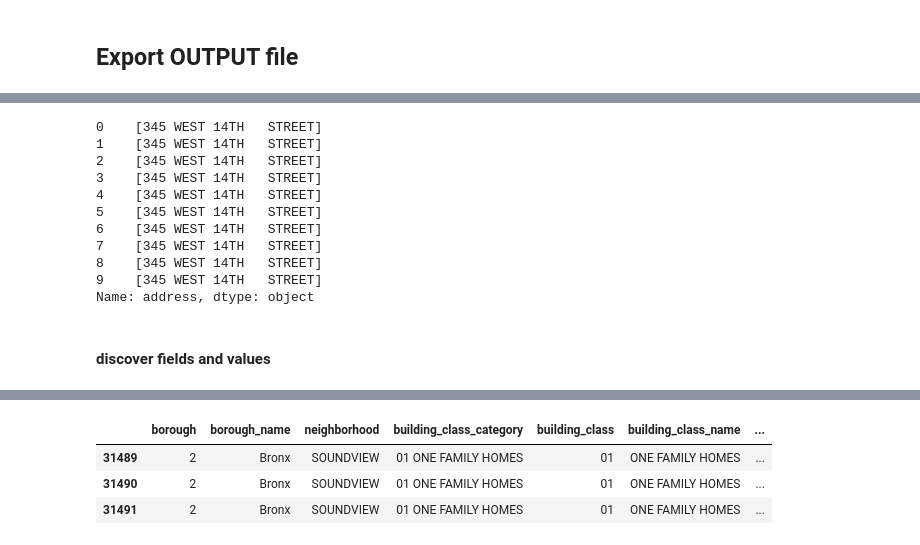
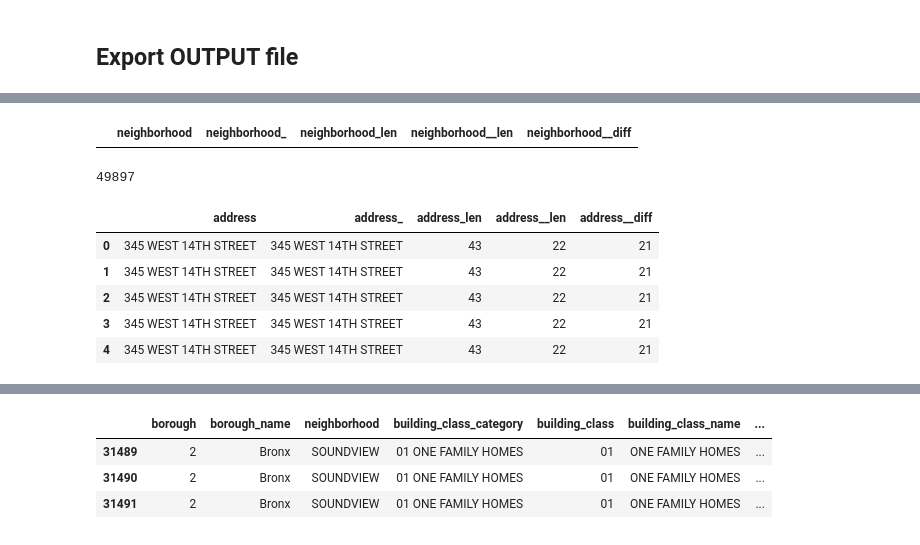
Before and after one commit to tansudasli/analytics-sandbox, a Jupyter notebook: real_estate_of_nyc_01_EDA.ipynb, the cells around one changed output, grey strips where cells are left out. Cells and saved outputs as stored; diff of their text form; code cells hidden in the pictures.

```diff
--- a/real_estate_of_nyc_01_EDA.ipynb
+++ b/real_estate_of_nyc_01_EDA.ipynb
@@ -138,20 +339,41 @@ raw_data.head(3)
+# %%
+kkk = pd.DataFrame(raw_data['neighborhood'])
+
+
+# (^\s)|(\s+)$
+
+kkk['neighborhood_'] = kkk['neighborhood'].str.split(r'(\s+)$|,', expand=True)[0]
+kkk['neighborhood_len'] = kkk['neighborhood'].str.len()
+kkk['neighborhood__len'] = kkk['neighborhood'].str.len()
+kkk['neighborhood__diff'] = kkk.neighborhood_len - kkk.neighborhood__len
+
+
+kkk[kkk.neighborhood__diff > 0]
+# %% [output]
+|  | neighborhood | neighborhood_ | neighborhood_len | neighborhood__len | neighborhood__diff |
+# %%
+kkk.groupby('neighborhood_').size().sort_values(ascending=False).head(50).sum()
+
+# top 50 neighborhood covers 50K+ houses
+# %% [output]
+49897
 # %%
-kkk['address'] = raw_data['address'].head(100)
+kkk = pd.DataFrame(raw_data['address'])
 
-kkk['address_'] = kkk['address'].str.split(r'(^\s)|(\s+)$')
 
-kkk.address_.head(10)
+# (^\s)|(\s+)$
+
+kkk['address_'] = kkk['address'].str.split(r'(^\s)|(\s+)$', expand=True)[3]
+kkk['address_len'] = kkk['address'].str.len()
+kkk['address__len'] = kkk['address_'].str.len()
+kkk['address__diff'] = kkk.address_len - kkk.address__len
+
+
+kkk.head()
 # %% [output]
-0    [345 WEST 14TH   STREET]
-1    [345 WEST 14TH   STREET]
-2    [345 WEST 14TH   STREET]
-3    [345 WEST 14TH   STREET]
-4    [345 WEST 14TH   STREET]
-5    [345 WEST 14TH   STREET]
-6    [345 WEST 14TH   STREET]
-7    [345 WEST 14TH   STREET]
-8    [345 WEST 14TH   STREET]
-9    [345 WEST 14TH   STREET]
-Name: address, dtype: object
+|  | address | address_ | address_len | address__len | address__diff |
+| 0 | 345 WEST 14TH STREET | 345 WEST 14TH STREET | 43 | 22 | 21 |
+| 1 | 345 WEST 14TH STREET | 345 WEST 14TH STREET | 43 | 22 | 21 |
+| 2 | 345 WEST 14TH STREET | 345 WEST 14TH STREET | 43 | 22 | 21 |
+| 3 | 345 WEST 14TH STREET | 345 WEST 14TH STREET | 43 | 22 | 21 |
+| 4 | 345 WEST 14TH STREET | 345 WEST 14TH STREET | 43 | 22 | 21 |
-# %% [markdown]
-#### discover fields and values
```
Also changed, not shown: parts of 43 cells of this notebook, 1 other file.
